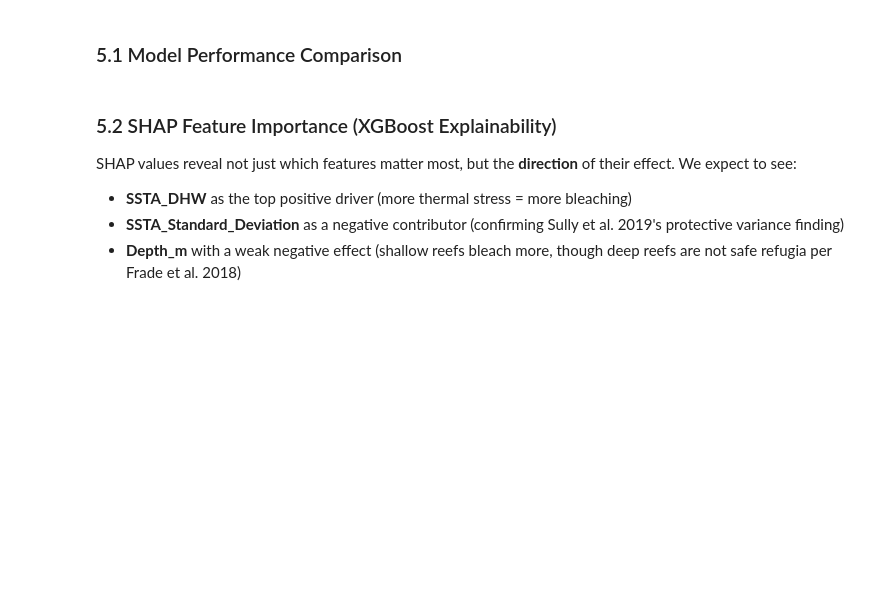
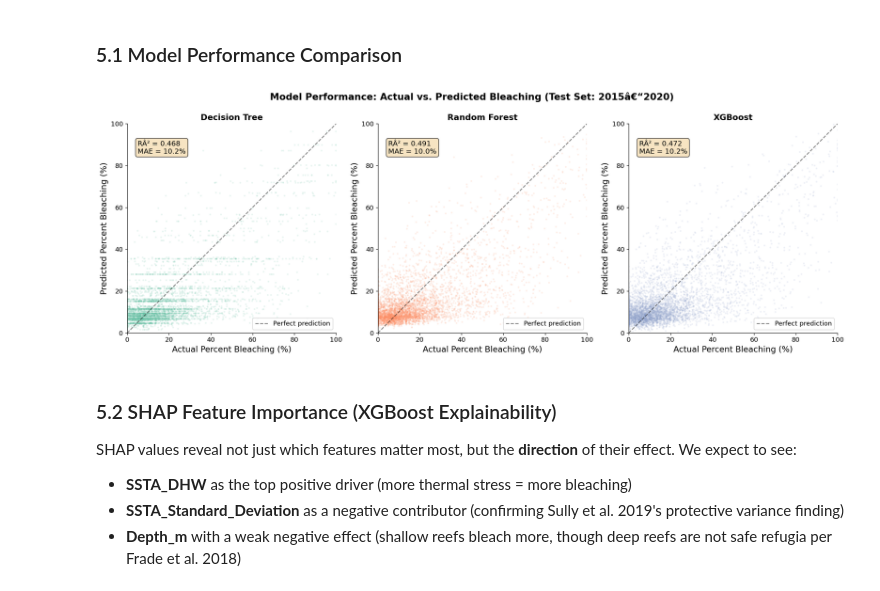
Before and after one commit to apple101012/datathon-2026, a Jupyter notebook: notebooks/coral_reef_analysis.ipynb, the cells around one changed output. Cells and saved outputs as stored; diff of their text form; code cells hidden in the pictures; blank space fills up the shorter version.

```diff
--- a/notebooks/coral_reef_analysis.ipynb
+++ b/notebooks/coral_reef_analysis.ipynb
@@ -755,35 +869,37 @@ fig, axes = plt.subplots(1, 3, figsize=(18, 6))
 models_info = [
     ("Decision Tree", dt_pred, "#66c2a5"),
     ("Random Forest", rf_pred, "#fc8d62"),
     ("XGBoost", xgb_pred, "#8da0cb"),
 ]
 
 for ax, (name, pred, color) in zip(axes, models_info):
     ax.scatter(y_test, pred, alpha=0.15, s=8, color=color, edgecolors="none")
 
     # Perfect prediction line
     lims = [0, 100]
     ax.plot(lims, lims, "k--", alpha=0.5, linewidth=1.5, label="Perfect prediction")
 
     # Metrics
     r2 = r2_score(y_test, pred)
     mae = mean_absolute_error(y_test, pred)
-    ax.text(0.05, 0.92, f"R² = {r2:.3f}\nMAE = {mae:.1f}%",
+    ax.text(0.05, 0.92, f"RÂ² = {r2:.3f}\nMAE = {mae:.1f}%",
             transform=ax.transAxes, fontsize=12, verticalalignment="top",
             bbox=dict(boxstyle="round", facecolor="wheat", alpha=0.8))
 
     ax.set_xlabel("Actual Percent Bleaching (%)")
     ax.set_ylabel("Predicted Percent Bleaching (%)")
     ax.set_title(name, fontsize=14, fontweight="bold")
     ax.set_xlim(lims)
     ax.set_ylim(lims)
     ax.set_aspect("equal")
     ax.legend(loc="lower right")
 
-plt.suptitle("Model Performance: Actual vs. Predicted Bleaching (Test Set: 2015–2020)",
+plt.suptitle("Model Performance: Actual vs. Predicted Bleaching (Test Set: 2015â€“2020)",
              fontsize=16, fontweight="bold", y=1.02)
 plt.tight_layout()
 plt.show()
+# %% [output]
+[figure, added]
 # %% [markdown]
 ### 5.2 SHAP Feature Importance (XGBoost Explainability)
 
```
Also changed, not shown: parts of 23 cells of this notebook, 2 other files.
